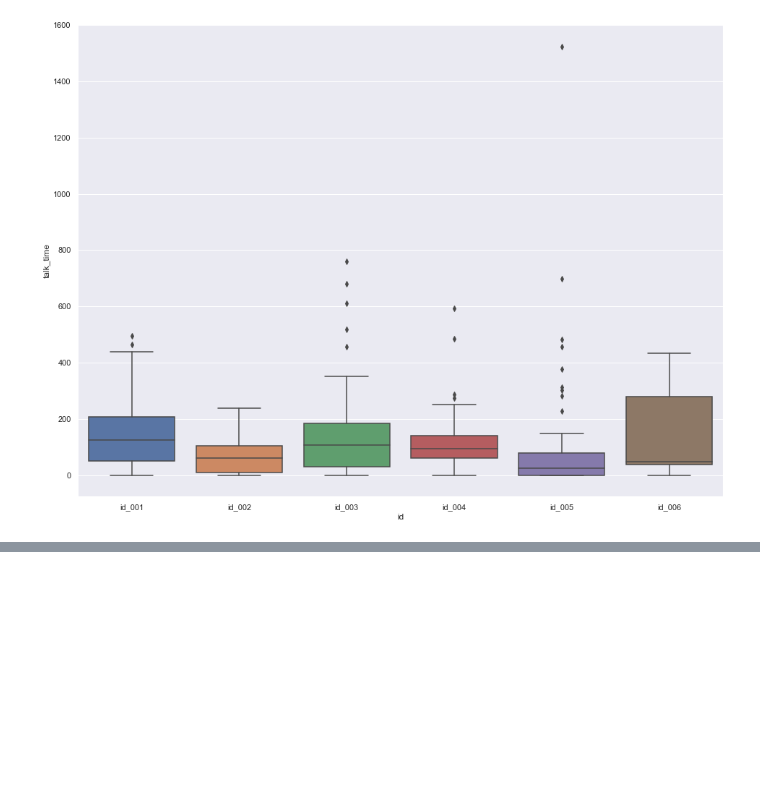
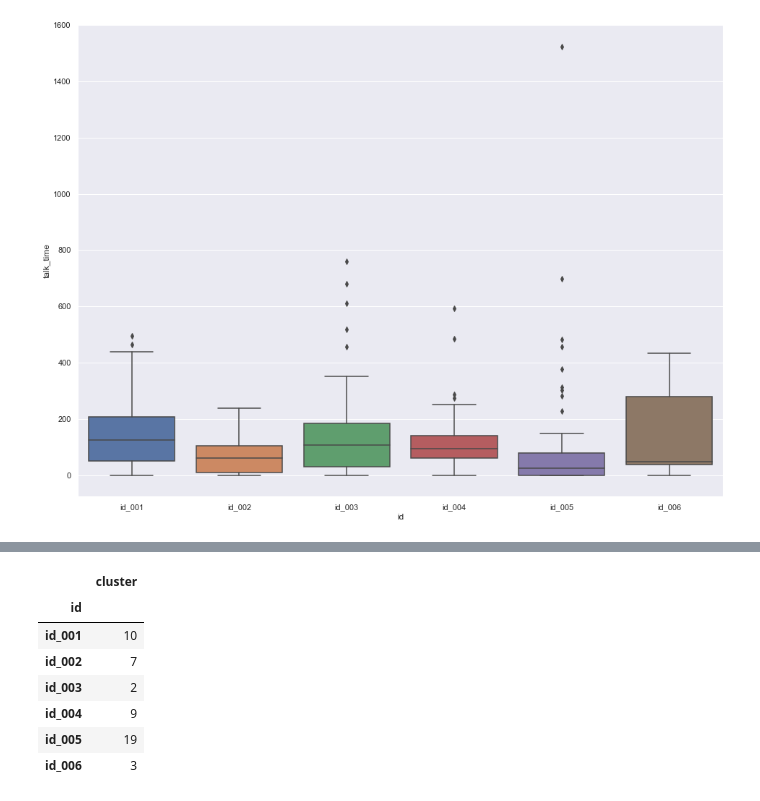
Before and after one commit to ViacheslavPogorelyy/projects_for_autoru, a Jupyter notebook: analytics_of_parts/Project.ipynb, the cells around one changed output, grey strips where cells are left out. Saved outputs shown, nothing was run; the diff lists cells and outputs as text; code cells hidden in the pictures; blank space fills up the shorter version.

```diff
--- a/analytics_of_parts/Project.ipynb
+++ b/analytics_of_parts/Project.ipynb
@@ -341,0 +346,23 @@ for i in (all_calls):
+# %%
+#h = calls['hours'].apply(lambda x: (x >=18))
+#calls.groupby('id')['hours'].agg({'value':['min','max']})
+def classter(x):
+    if x >= 18:
+        return 1
+    else:
+        return 0
+
+calls['cluster'] = calls['hours'].apply(classter)
+# %%
+share_calls = calls.pivot_table(index = 'id', values = 'cluster', aggfunc = 'sum')
+
+share_calls
+# %% [output]
+|  | cluster |
+| id |  |
+| id_001 | 10 |
+| id_002 | 7 |
+| id_003 | 2 |
+| id_004 | 9 |
+| id_005 | 19 |
+| id_006 | 3 |
```
Also changed, not shown: parts of 8 cells of this notebook.
